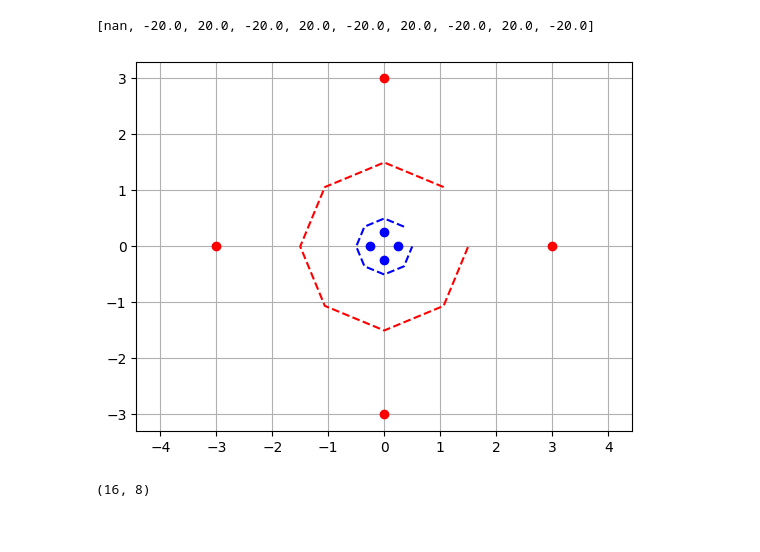
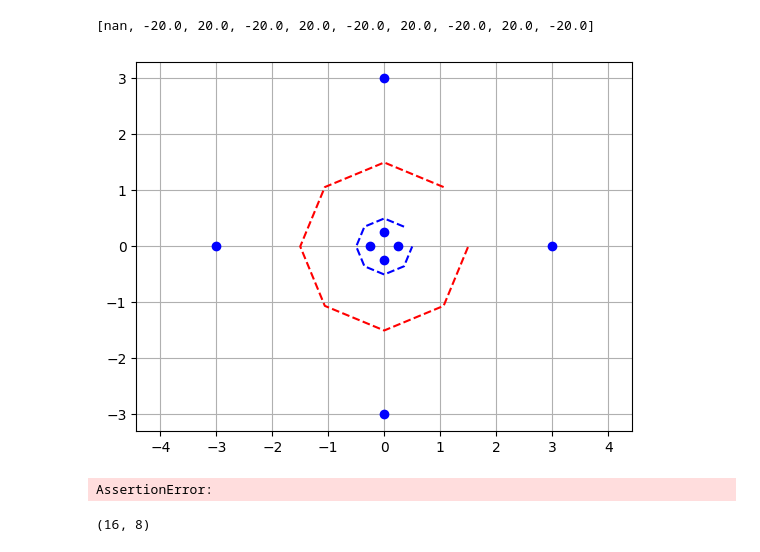
Before and after one commit to armarche/gpbr, a Jupyter notebook: notebooks/direct_2d_debugging.ipynb, the cells around one changed output. Drawn from its saved outputs; the diff is of its cells as text; code cells hidden in the pictures.

```diff
--- a/notebooks/direct_2d_debugging.ipynb
+++ b/notebooks/direct_2d_debugging.ipynb
@@ -97,25 +97,49 @@ source_points = source_points_2d(eta1, eta2, Gamma1_source, Gamma2_source)
 # %%
 ## Plot
 import matplotlib.pyplot as plt
-def plot_2d(G1: StarlikeCurve, G2: StarlikeCurve, artG1: StarlikeCurve, artG2: StarlikeCurve):
+def plot_2d(G1: StarlikeCurve, G2: StarlikeCurve, source):
     fig_plot, ax_plot = plt.subplots()
     g1_x, g1_y = G1.raw_points()
     g2_x, g2_y = G2.raw_points()
-    art1_x, art1_y = artG1.raw_points()
-    art2_x, art2_y = artG2.raw_points()
     ax_plot.plot(g1_x, g1_y, 'b--')
     ax_plot.plot(g2_x, g2_y, 'r--')
-    ax_plot.plot(art1_x, art1_y, 'bo')
-    ax_plot.plot(art2_x, art2_y, 'ro')
+
+    for i in range(0,8):
+        sp = source[i]
+        ax_plot.plot(sp.x, sp.y, 'bo')
+
+
 
     ax_plot.axis('equal')
     plt.grid()
     plt.show()
     plt.close()
+# ## Plot
+# import matplotlib.pyplot as plt
+# def plot_2d(G1: StarlikeCurve, G2: StarlikeCurve, artG1: StarlikeCurve, artG2: StarlikeCurve):
+#     fig_plot, ax_plot = plt.subplots()
+#     g1_x, g1_y = G1.raw_points()
+#     g2_x, g2_y = G2.raw_points()
+#     art1_x, art1_y = artG1.raw_points()
+#     art2_x, art2_y = artG2.raw_points()
+#     ax_plot.plot(g1_x, g1_y, 'b--')
+#     ax_plot.plot(g2_x, g2_y, 'r--')
+#     ax_plot.plot(art1_x, art1_y, 'bo')
+#     ax_plot.plot(art2_x, art2_y, 'ro')
+
+
+#     ax_plot.axis('equal')
+#     plt.grid()
+#     plt.show()
+#     plt.close()
 # %%
-plot_2d(Gamma1, Gamma2, source_points.gart1, source_points.gart2)
+plot_2d(Gamma1, Gamma2, source_points)
 # %% [output]
-[figure, old version]
+[figure, new version]
+# %%
+assert False
+# %% [output]
+AssertionError:
 # %%
 from gpbr.direct.heat_equation.polynomial import MFSPolinomials2D, calculate_2d_polinomials
 
```
Also changed, not shown: 8 other files.
